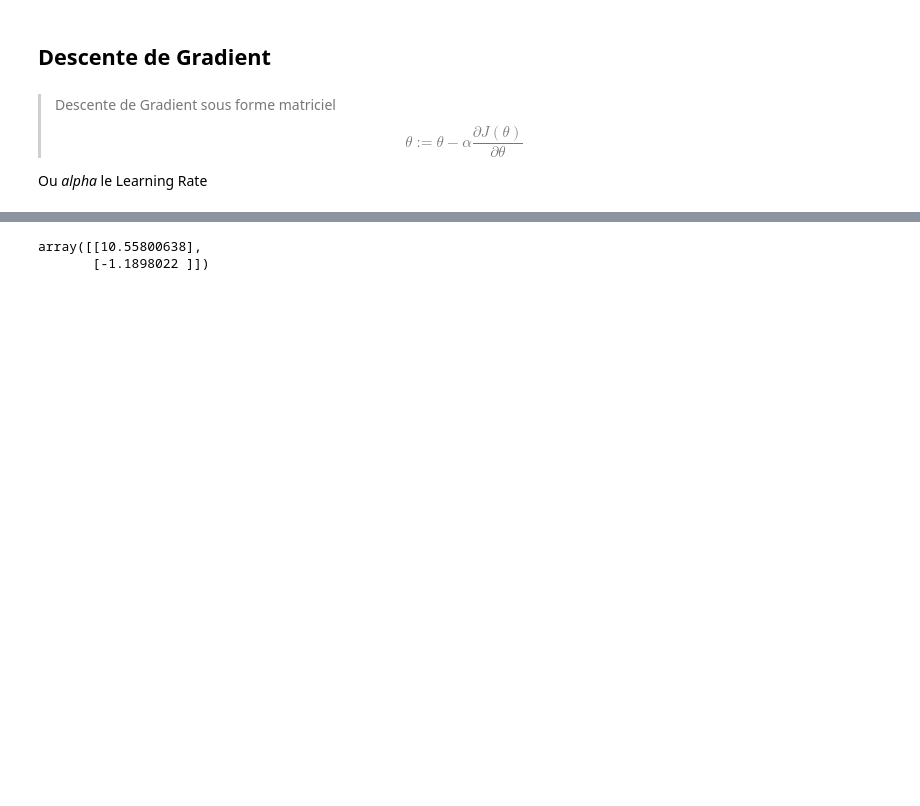
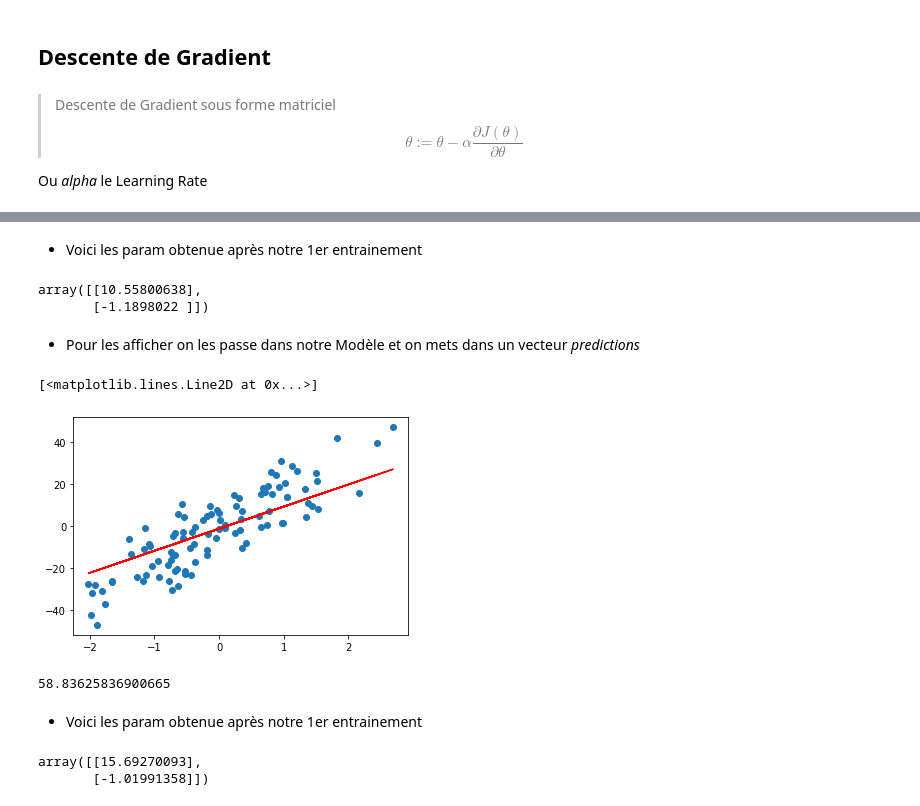
Before and after one commit to Syllaweg/Datascience_toolkit, a Jupyter notebook: Algo_from_scratch/regression_lineaire.ipynb, the cells around one changed output, grey strips where cells are left out. Cells and saved outputs as stored; diff of their text form; code cells hidden in the pictures; blank space fills up the shorter version.

```diff
--- a/Algo_from_scratch/regression_lineaire.ipynb
+++ b/Algo_from_scratch/regression_lineaire.ipynb
@@ -152,7 +153,23 @@ def gradient_descent(X, y, param, learning_rate, n_iter):
 # %%
 param_theta_final = gradient_descent(X, y, param_theta, learning_rate=0.01, n_iter=100)
+# %% [markdown]
+- Voici les param obtenue après notre 1er entrainement
 # %%
 param_theta_final
 # %% [output]
 array([[10.55800638],
        [-1.1898022 ]])
+# %% [markdown]
+- Pour les afficher on les passe dans notre Modèle et on mets dans un vecteur *predictions*
+# %%
+predictions = model(X, param_theta_final)
+
+plt.scatter(x, y)
+plt.plot(x, predictions, c='r')
+# %% [output]
+[<matplotlib.lines.Line2D at 0x...>]
+[figure, added]
+# %%
+cost_function(X, y, param_theta_final)
+# %% [output]
+58.83625836900665
@@ -158,0 +178,7 @@ array([[10.55800638],
+# %% [markdown]
+- Voici les param obtenue après notre 1er entrainement
+# %%
+param_theta_final_two
+# %% [output]
+array([[15.69270093],
+       [-1.01991358]])
```
Also changed, not shown: parts of 7 cells of this notebook.
